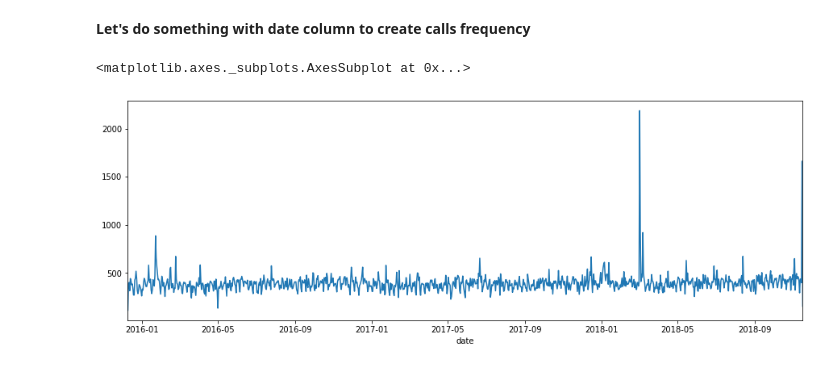
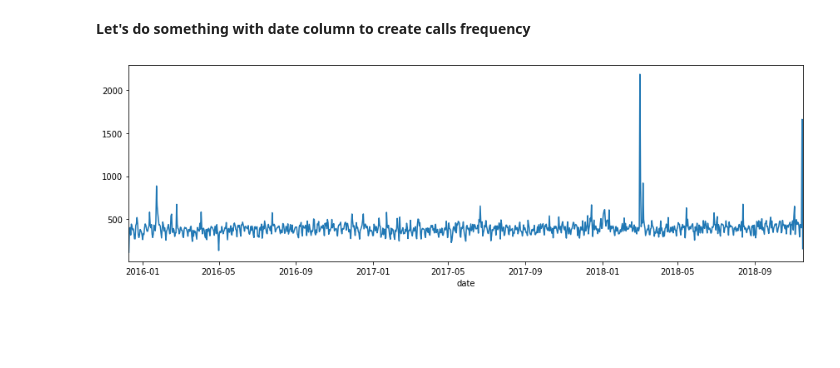
Before and after one commit to Bagoleaditya/911-EDA, a Jupyter notebook: Explore 911.ipynb, the cells around one changed output. Drawn from its saved outputs; the diff is of its cells as text; code cells hidden in the pictures; blank space fills up the shorter version.

```diff
--- a/Explore 911.ipynb
+++ b/Explore 911.ipynb
@@ -294,9 +294,9 @@ sns.lmplot(x='month',y='township',data=Month.reset_index())
 # %%
 Date = data.groupby('date').count()
 # %%
-plt.figure(figsize=(15,5))
+plt.figure(figsize=(12,4))
 
 Date['township'].plot()
+plt.tight_layout()
 # %% [output]
-<matplotlib.axes._subplots.AxesSubplot at 0x...>
-[figure, old version]
+[figure, new version]
```
Also changed, not shown: parts of 3 cells of this notebook.
